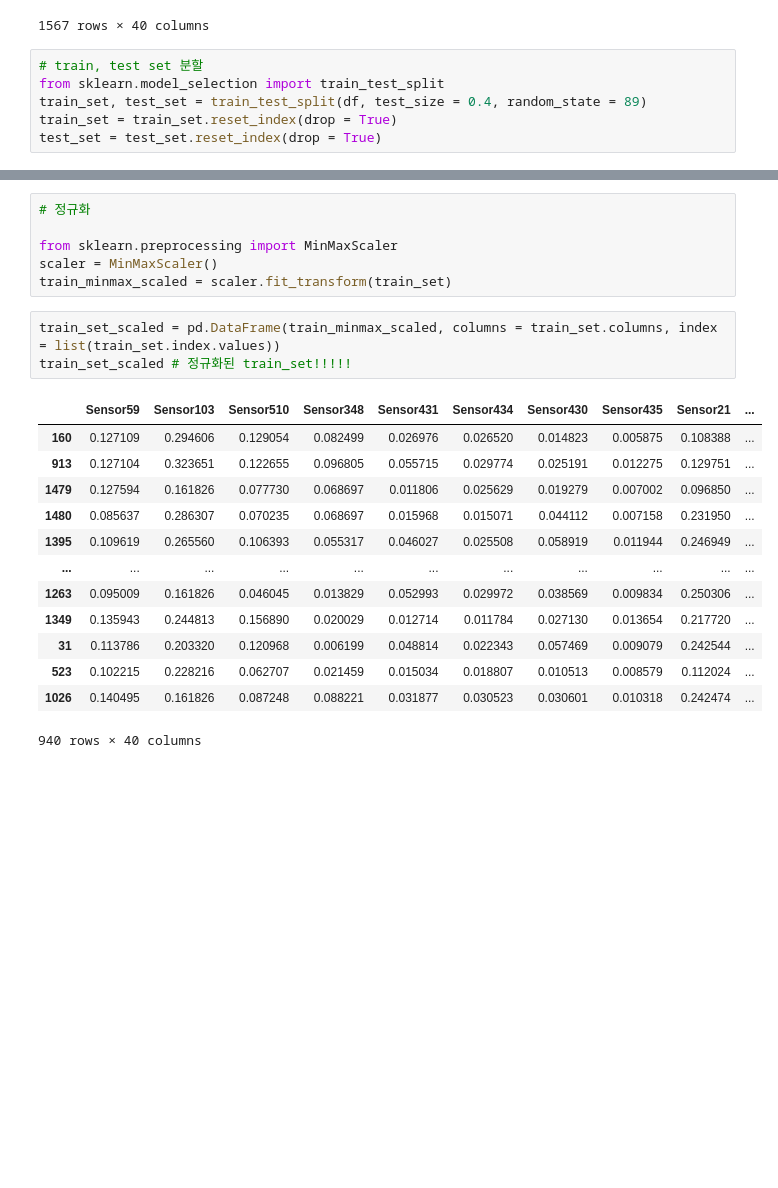
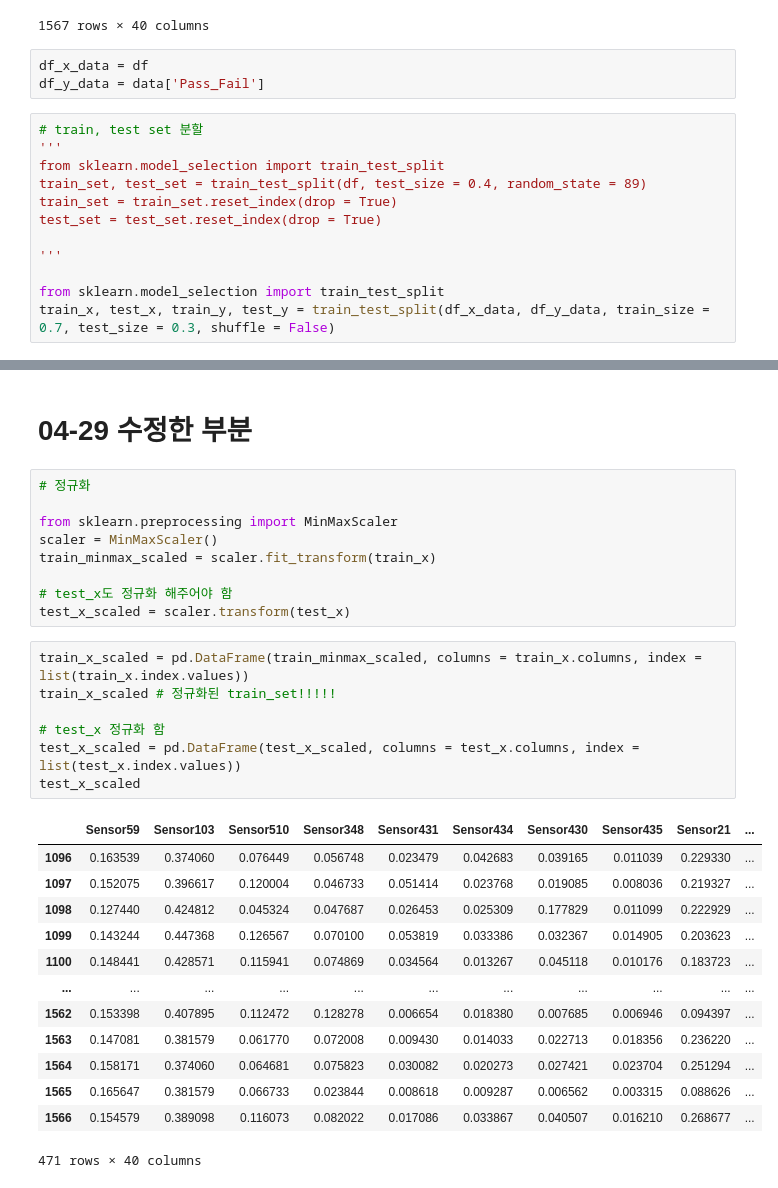
Before and after one commit to skameju/semiconductor, a Jupyter notebook: 캡스톤디자인.ipynb, the cells around one changed output, grey strips where cells are left out. Saved outputs shown, nothing was run; the diff lists cells and outputs as text; blank space fills up the shorter version.

```diff
--- a/캡스톤디자인.ipynb
+++ b/캡스톤디자인.ipynb
@@ -234,10 +234,19 @@ df
 | 1565 | 3.6664 | -0.0126 | 30.1288 | 0.0153 | 3.4471 | 3.7149 | 2.6249 | 1.3260 | -6514.50 | ... |
 | 1566 | 1.4845 | -0.0122 | 52.4053 | 0.0275 | 6.8343 | 13.5466 | 16.2028 | 6.4839 | -5227.50 | ... |
 1567 rows × 40 columns
+# %%
+df_x_data = df
+df_y_data = data['Pass_Fail']
 # %%
 # train, test set 분할
+'''
 from sklearn.model_selection import train_test_split
 train_set, test_set = train_test_split(df, test_size = 0.4, random_state = 89)
 train_set = train_set.reset_index(drop = True)
 test_set = test_set.reset_index(drop = True)
+
+'''
+
+from sklearn.model_selection import train_test_split
+train_x, test_x, train_y, test_y = train_test_split(df_x_data, df_y_data, train_size = 0.7, test_size = 0.3, shuffle = False)
 # %%
@@ -247,24 +256,33 @@ ax = train_set.plot(y = ['Sensor21', 'Sensor28', 'Sensor59'], figsize = (15, 6))
+# %% [markdown]
+# 04-29 수정한 부분
 # %%
 # 정규화
 
 from sklearn.preprocessing import MinMaxScaler
 scaler = MinMaxScaler()
-train_minmax_scaled = scaler.fit_transform(train_set)
+train_minmax_scaled = scaler.fit_transform(train_x)
+
+# test_x도 정규화 해주어야 함
+test_x_scaled = scaler.transform(test_x)
 # %%
-train_set_scaled = pd.DataFrame(train_minmax_scaled, columns = train_set.columns, index = list(train_set.index.values))
-train_set_scaled # 정규화된 train_set!!!!!
+train_x_scaled = pd.DataFrame(train_minmax_scaled, columns = train_x.columns, index = list(train_x.index.values))
+train_x_scaled # 정규화된 train_set!!!!!
+
+# test_x 정규화 함
+test_x_scaled = pd.DataFrame(test_x_scaled, columns = test_x.columns, index = list(test_x.index.values))
+test_x_scaled
 # %% [output]
 |  | Sensor59 | Sensor103 | Sensor510 | Sensor348 | Sensor431 | Sensor434 | Sensor430 | Sensor435 | Sensor21 | ... |
-| 160 | 0.127109 | 0.294606 | 0.129054 | 0.082499 | 0.026976 | 0.026520 | 0.014823 | 0.005875 | 0.108388 | ... |
-| 913 | 0.127104 | 0.323651 | 0.122655 | 0.096805 | 0.055715 | 0.029774 | 0.025191 | 0.012275 | 0.129751 | ... |
-| 1479 | 0.127594 | 0.161826 | 0.077730 | 0.068697 | 0.011806 | 0.025629 | 0.019279 | 0.007002 | 0.096850 | ... |
-| 1480 | 0.085637 | 0.286307 | 0.070235 | 0.068697 | 0.015968 | 0.015071 | 0.044112 | 0.007158 | 0.231950 | ... |
-| 1395 | 0.109619 | 0.265560 | 0.106393 | 0.055317 | 0.046027 | 0.025508 | 0.058919 | 0.011944 | 0.246949 | ... |
+| 1096 | 0.163539 | 0.374060 | 0.076449 | 0.056748 | 0.023479 | 0.042683 | 0.039165 | 0.011039 | 0.229330 | ... |
+| 1097 | 0.152075 | 0.396617 | 0.120004 | 0.046733 | 0.051414 | 0.023768 | 0.019085 | 0.008036 | 0.219327 | ... |
+| 1098 | 0.127440 | 0.424812 | 0.045324 | 0.047687 | 0.026453 | 0.025309 | 0.177829 | 0.011099 | 0.222929 | ... |
+| 1099 | 0.143244 | 0.447368 | 0.126567 | 0.070100 | 0.053819 | 0.033386 | 0.032367 | 0.014905 | 0.203623 | ... |
+| 1100 | 0.148441 | 0.428571 | 0.115941 | 0.074869 | 0.034564 | 0.013267 | 0.045118 | 0.010176 | 0.183723 | ... |
 | ... | ... | ... | ... | ... | ... | ... | ... | ... | ... | ... |
-| 1263 | 0.095009 | 0.161826 | 0.046045 | 0.013829 | 0.052993 | 0.029972 | 0.038569 | 0.009834 | 0.250306 | ... |
-| 1349 | 0.135943 | 0.244813 | 0.156890 | 0.020029 | 0.012714 | 0.011784 | 0.027130 | 0.013654 | 0.217720 | ... |
-| 31 | 0.113786 | 0.203320 | 0.120968 | 0.006199 | 0.048814 | 0.022343 | 0.057469 | 0.009079 | 0.242544 | ... |
-| 523 | 0.102215 | 0.228216 | 0.062707 | 0.021459 | 0.015034 | 0.018807 | 0.010513 | 0.008579 | 0.112024 | ... |
-| 1026 | 0.140495 | 0.161826 | 0.087248 | 0.088221 | 0.031877 | 0.030523 | 0.030601 | 0.010318 | 0.242474 | ... |
+| 1562 | 0.153398 | 0.407895 | 0.112472 | 0.128278 | 0.006654 | 0.018380 | 0.007685 | 0.006946 | 0.094397 | ... |
+| 1563 | 0.147081 | 0.381579 | 0.061770 | 0.072008 | 0.009430 | 0.014033 | 0.022713 | 0.018356 | 0.236220 | ... |
+| 1564 | 0.158171 | 0.374060 | 0.064681 | 0.075823 | 0.030082 | 0.020273 | 0.027421 | 0.023704 | 0.251294 | ... |
+| 1565 | 0.165647 | 0.381579 | 0.066733 | 0.023844 | 0.008618 | 0.009287 | 0.006562 | 0.003315 | 0.088626 | ... |
+| 1566 | 0.154579 | 0.389098 | 0.116073 | 0.082022 | 0.017086 | 0.033867 | 0.040507 | 0.016210 | 0.268677 | ... |
-940 rows × 40 columns
+471 rows × 40 columns
 # %%
```
Also changed, not shown: parts of 5 cells of this notebook.
